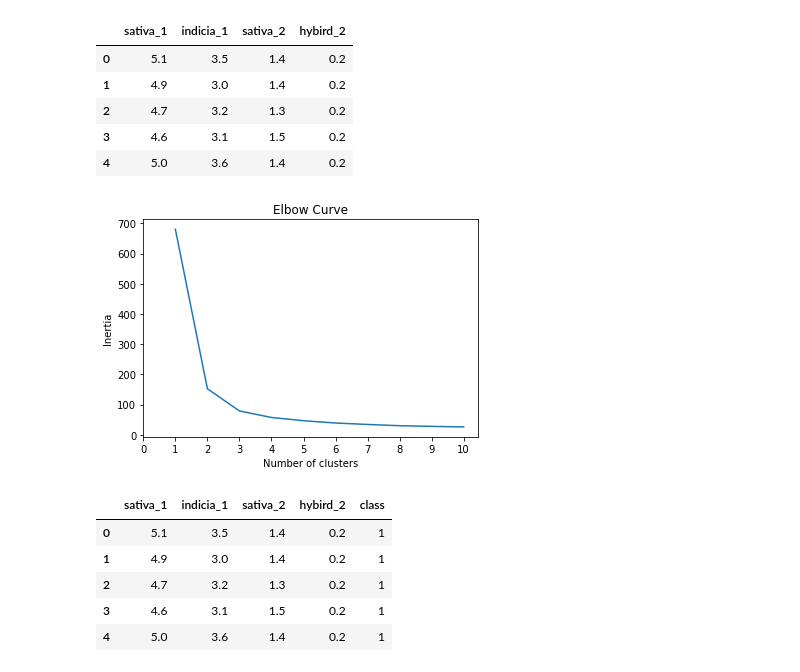
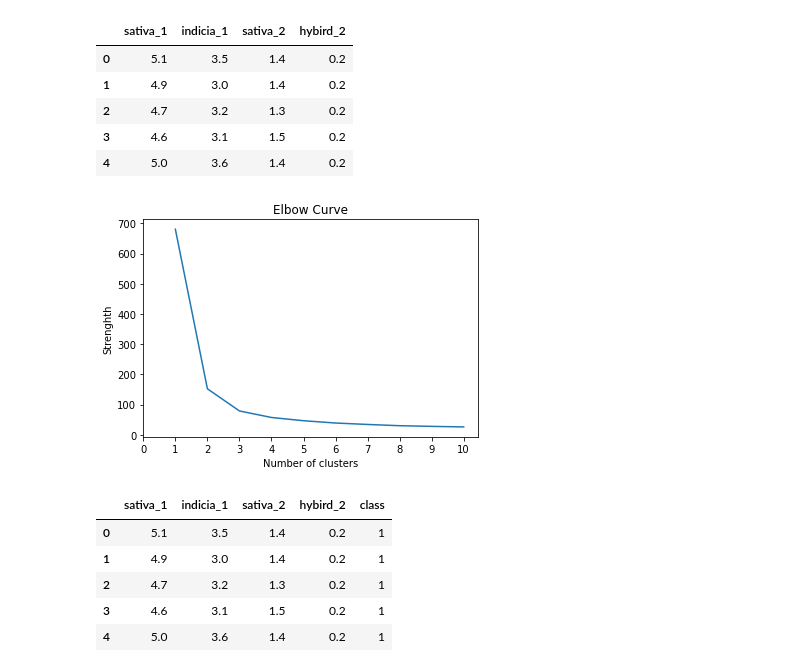
Before and after one commit to paulerlic/medical-marijuana-group, a Jupyter notebook: Medical_Marijana data/Medical_Clustering.ipynb, the cells around one changed output. Drawn from its saved outputs; the diff is of its cells as text; code cells hidden in the pictures.

```diff
--- a/Medical_Marijana data/Medical_Clustering.ipynb
+++ b/Medical_Marijana data/Medical_Clustering.ipynb
@@ -22,27 +22,27 @@ df_iris.head()
 # %%
 # Finding the best value for k
 inertia = []
 k = list(range(1, 11))
 
 # Calculate the inertia for the range of k values
 for i in k:
     km = KMeans(n_clusters=i, random_state=0)
     km.fit(df_iris)
     inertia.append(km.inertia_)
 
 
 # Creating the Elbow Curve
 elbow_data = {"k": k, "inertia": inertia}
 df_elbow = pd.DataFrame(elbow_data)
 
 plt.plot(df_elbow['k'], df_elbow['inertia'])
 plt.xticks(list(range(11)))
 plt.title('Elbow Curve')
 plt.xlabel('Number of clusters')
-plt.ylabel('Inertia')
+plt.ylabel('Strenghth')
 plt.show()
 # %% [output]
-[figure, old version]
+[figure, new version]
 # %%
 # Predicting clusters with k=3
 
```
Also changed, not shown: parts of 1 cell of this notebook.
